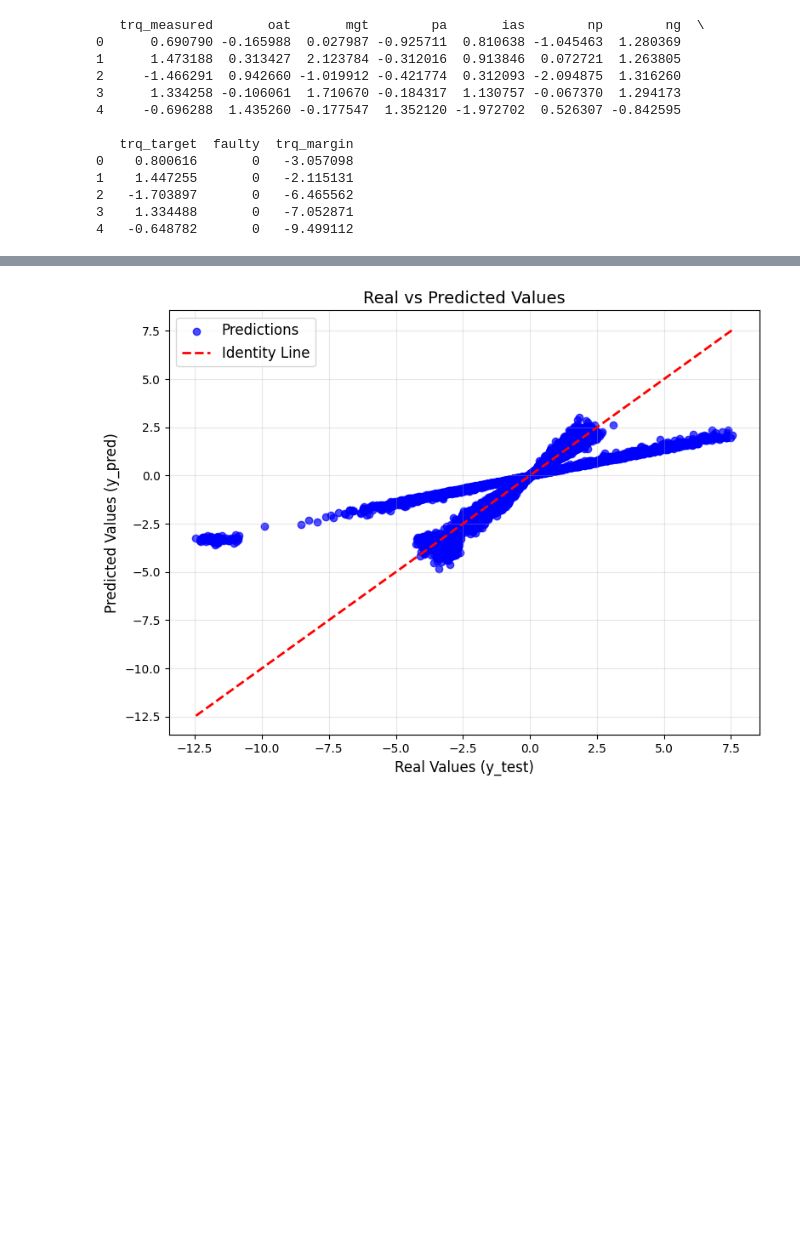
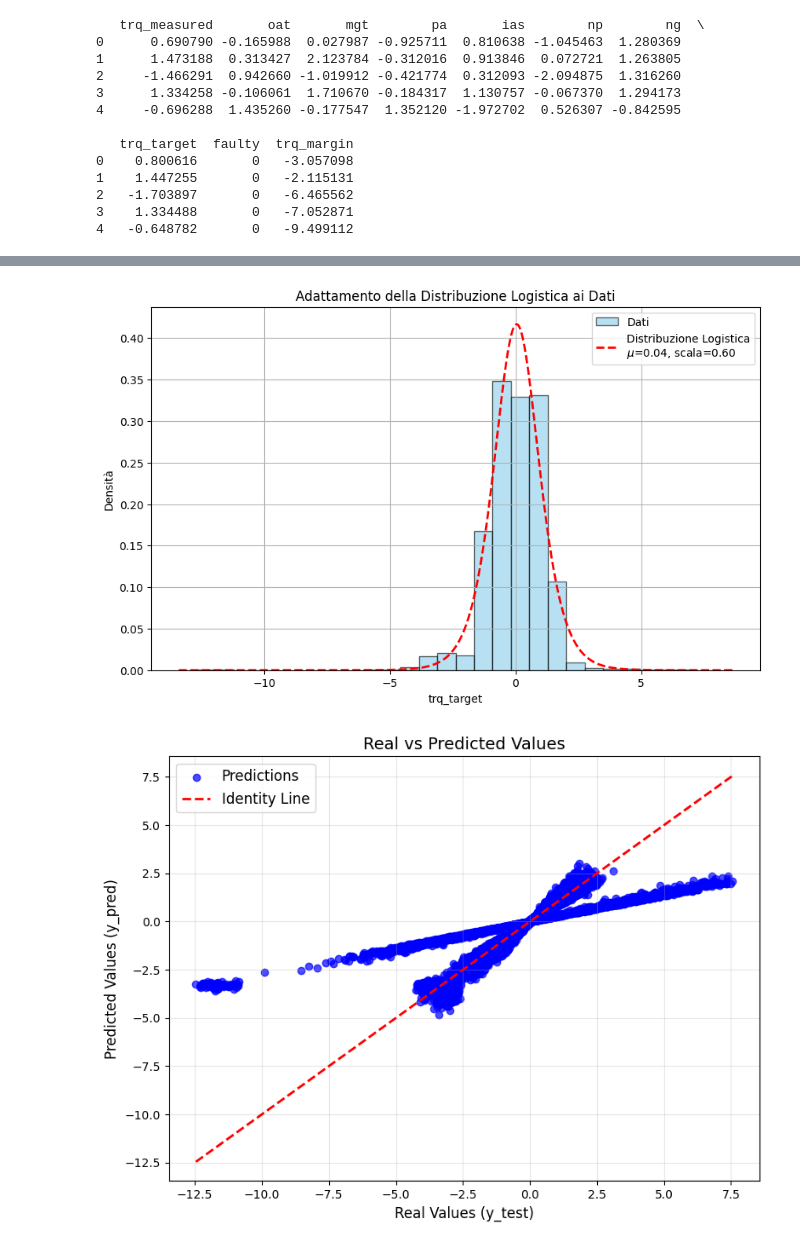
Before and after one commit to lucabellantee/FlyGuard, a Jupyter notebook: polynomial_regression.ipynb, the cells around one changed output, grey strips where cells are left out. Saved outputs shown, nothing was run; the diff lists cells and outputs as text; code cells hidden in the pictures; blank space fills up the shorter version.

Commit message:
Aggiunto grafico distribuzione logistica + ricerca migliori distribuzioni

```diff
--- a/polynomial_regression.ipynb
+++ b/polynomial_regression.ipynb
@@ -532,3 +622,38 @@ print(X_train_target.head())
+# %%
+import pandas as pd
+import numpy as np
+import matplotlib.pyplot as plt
+from scipy.stats import logistic
+
+
+# Controlla che la colonna esista
+if 'trq_target' in data.columns:
+    # Estrai la colonna 'trq_target' e rimuovi valori nulli
+    trq_target = data['trq_target'].dropna()
+
+    # Stima dei parametri della distribuzione logistica (media e scala)
+    loc, scale = logistic.fit(trq_target)
+
+    # Genera i valori per il grafico
+    x_vals = np.linspace(trq_target.min(), trq_target.max(), 500)
+    pdf = logistic.pdf(x_vals, loc, scale)
+
+    # Traccia l'istogramma dei dati e la PDF stimata
+    plt.figure(figsize=(10, 6))
+    plt.hist(trq_target, bins=30, density=True, alpha=0.6, color="skyblue", edgecolor="black", label="Dati")
+    plt.plot(x_vals, pdf, "r--", label=f"Distribuzione Logistica\n$\mu$={loc:.2f}, scala={scale:.2f}", linewidth=2)
+
+    # Configurazioni del grafico
+    plt.title("Adattamento della Distribuzione Logistica ai Dati")
+    plt.xlabel("trq_target")
+    plt.ylabel("Densità")
+    plt.legend()
+    plt.grid()
+    plt.show()
+else:
+    print("La colonna 'trq_target' non è presente nel dataset.")
+# %% [output]
+[figure, added]
 # %%
 import matplotlib.pyplot as plt
 
```
Also changed, not shown: parts of 2 cells of this notebook.
